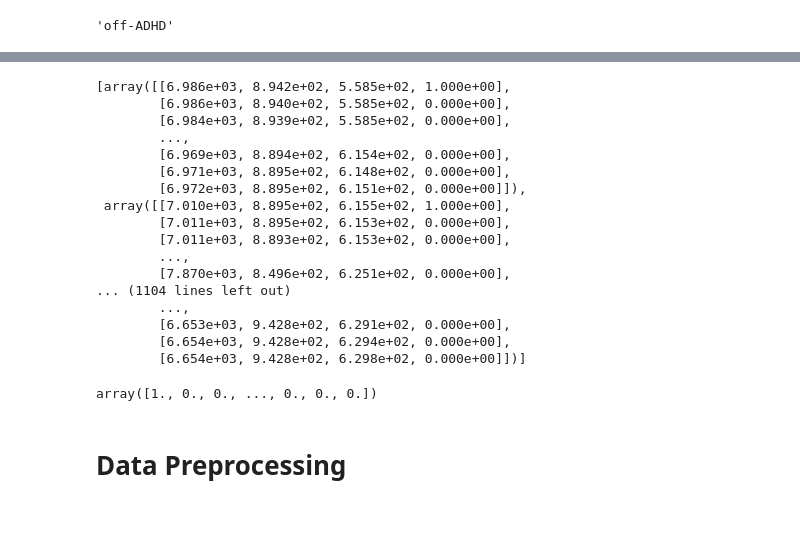
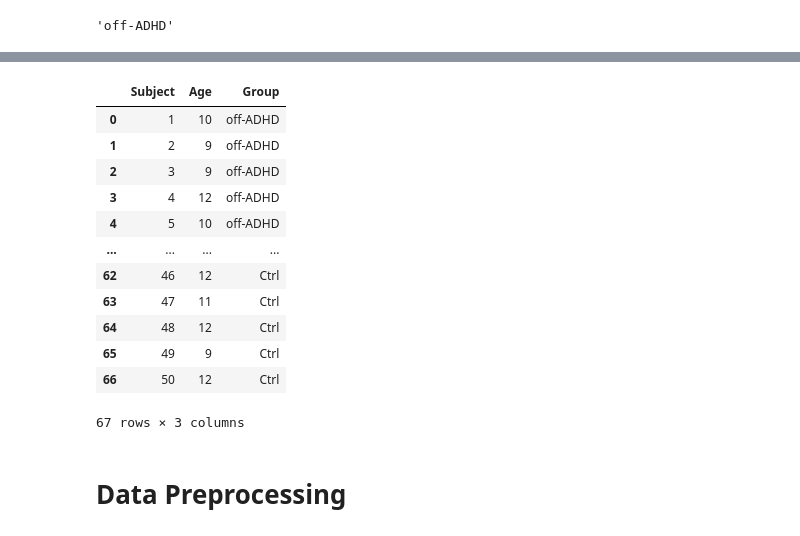
Before and after one commit to wdas03/adhd_eye_gaze_analysis, a Jupyter notebook: eye_gaze_analysis.ipynb, the cells around one changed output, grey strips where cells are left out. Drawn from its saved outputs; the diff is of its cells as text; code cells hidden in the pictures.

Commit message:
Events data

```diff
--- a/eye_gaze_analysis.ipynb
+++ b/eye_gaze_analysis.ipynb
@@ -14,5 +20,5 @@ import matplotlib.pyplot as plt
 # %%
-a = pd.read_csv('adhd_eye_movement_data/user_info.csv')
-a.iloc[a.index[a['Subject'] == 3][0]]['Group']
+user_info_df = pd.read_csv('adhd_eye_movement_data/user_info.csv')
+user_info_df.iloc[a.index[a['Subject'] == 3][0]]['Group']
 # %% [output]
 'off-ADHD'
@@ -84,28 +25,19 @@ test
-# %%
-test_trials = extract_trials(test)
-test_trials
-# %% [output]
-[array([[6.986e+03, 8.942e+02, 5.585e+02, 1.000e+00],
-        [6.986e+03, 8.940e+02, 5.585e+02, 0.000e+00],
-        [6.984e+03, 8.939e+02, 5.585e+02, 0.000e+00],
-        ...,
-        [6.969e+03, 8.894e+02, 6.154e+02, 0.000e+00],
-        [6.971e+03, 8.895e+02, 6.148e+02, 0.000e+00],
-        [6.972e+03, 8.895e+02, 6.151e+02, 0.000e+00]]),
- array([[7.010e+03, 8.895e+02, 6.155e+02, 1.000e+00],
-        [7.011e+03, 8.895e+02, 6.153e+02, 0.000e+00],
-        [7.011e+03, 8.893e+02, 6.153e+02, 0.000e+00],
-        ...,
-        [7.870e+03, 8.496e+02, 6.251e+02, 0.000e+00],
-... (1104 lines left out)
-        ...,
-        [6.653e+03, 9.428e+02, 6.291e+02, 0.000e+00],
-        [6.654e+03, 9.428e+02, 6.294e+02, 0.000e+00],
-        [6.654e+03, 9.428e+02, 6.298e+02, 0.000e+00]])]
-# %%
-test_trials[0][:, 3]
-# %% [output]
-array([1., 0., 0., ..., 0., 0., 0.])
+# %%
+user_info_df
+# %% [output]
+|  | Subject | Age | Group |
+| 0 | 1 | 10 | off-ADHD |
+| 1 | 2 | 9 | off-ADHD |
+| 2 | 3 | 9 | off-ADHD |
+| 3 | 4 | 12 | off-ADHD |
+| 4 | 5 | 10 | off-ADHD |
+| ... | ... | ... | ... |
+| 62 | 46 | 12 | Ctrl |
+| 63 | 47 | 11 | Ctrl |
+| 64 | 48 | 12 | Ctrl |
+| 65 | 49 | 9 | Ctrl |
+| 66 | 50 | 12 | Ctrl |
+67 rows × 3 columns
 # %% [markdown]
 # Data Preprocessing
 # %% [markdown]
```
Also changed, not shown: parts of 9 cells of this notebook, 51 other files.
